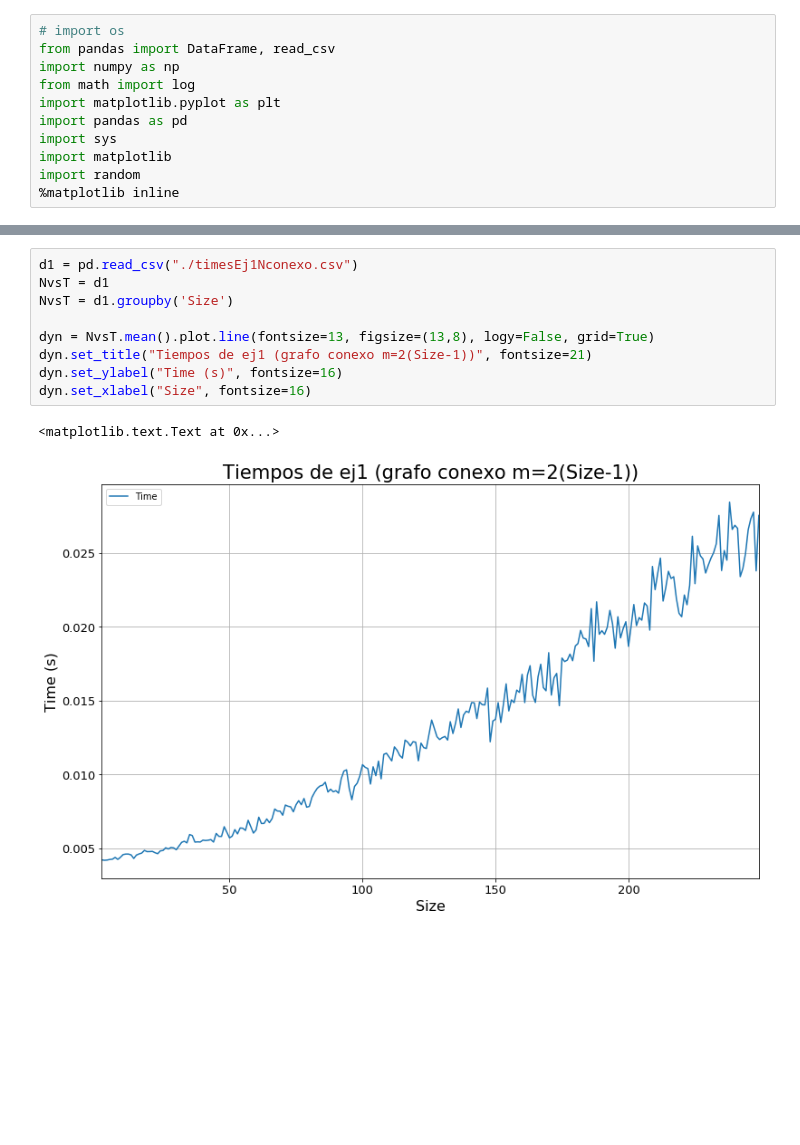
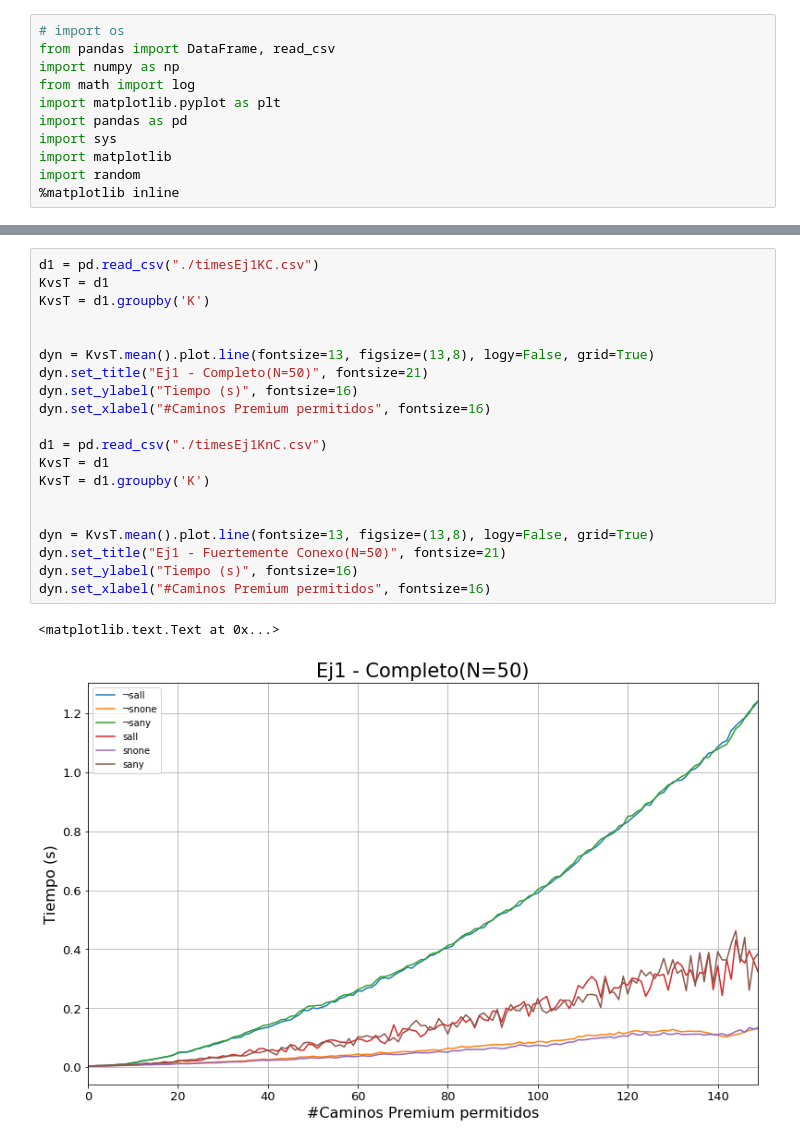
Before and after one commit to gianzamboni/algo3-tp2-1c2017, a Jupyter notebook: Ej1.ipynb, the cells around one changed output, grey strips where cells are left out. Saved outputs shown, nothing was run; the diff lists cells and outputs as text; blank space fills up the shorter version.

```diff
--- a/Ej1.ipynb
+++ b/Ej1.ipynb
@@ -24,12 +36,23 @@ dyn.set_xlabel("Size", fontsize=16)
 # %%
-d1 = pd.read_csv("./timesEj1Nconexo.csv")
-NvsT = d1
-NvsT = d1.groupby('Size')
+d1 = pd.read_csv("./timesEj1KC.csv")
+KvsT = d1
+KvsT = d1.groupby('K')
 
-dyn = NvsT.mean().plot.line(fontsize=13, figsize=(13,8), logy=False, grid=True)
-dyn.set_title("Tiempos de ej1 (grafo conexo m=2(Size-1))", fontsize=21)
-dyn.set_ylabel("Time (s)", fontsize=16)
-dyn.set_xlabel("Size", fontsize=16)
+
+dyn = KvsT.mean().plot.line(fontsize=13, figsize=(13,8), logy=False, grid=True)
+dyn.set_title("Ej1 - Completo(N=50)", fontsize=21)
+dyn.set_ylabel("Tiempo (s)", fontsize=16)
+dyn.set_xlabel("#Caminos Premium permitidos", fontsize=16)
+
+d1 = pd.read_csv("./timesEj1KnC.csv")
+KvsT = d1
+KvsT = d1.groupby('K')
+
+
+dyn = KvsT.mean().plot.line(fontsize=13, figsize=(13,8), logy=False, grid=True)
+dyn.set_title("Ej1 - Fuertemente Conexo(N=50)", fontsize=21)
+dyn.set_ylabel("Tiempo (s)", fontsize=16)
+dyn.set_xlabel("#Caminos Premium permitidos", fontsize=16)
 # %% [output]
 <matplotlib.text.Text at 0x...>
-[figure, old version]
+[figure, new version]
```
Also changed, not shown: parts of 4 cells of this notebook, 2 other files.
